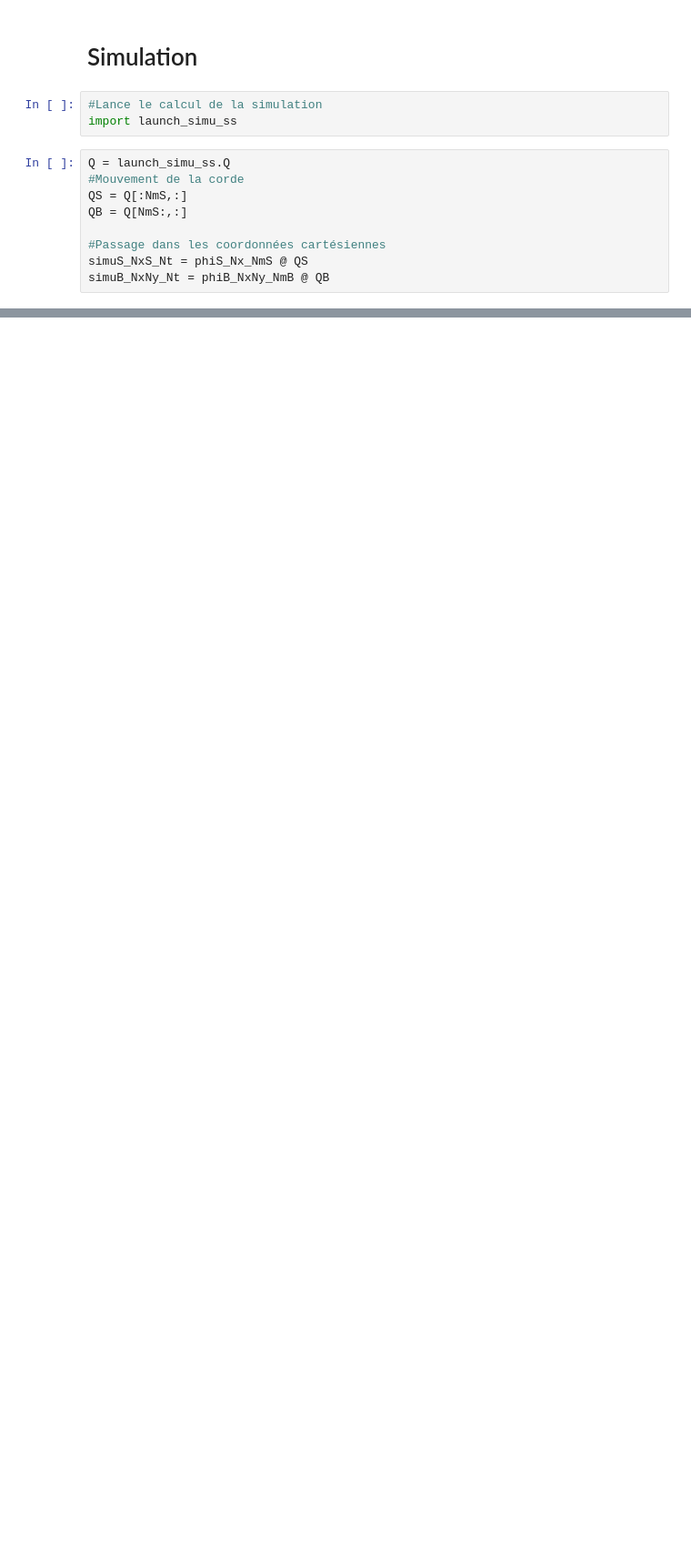
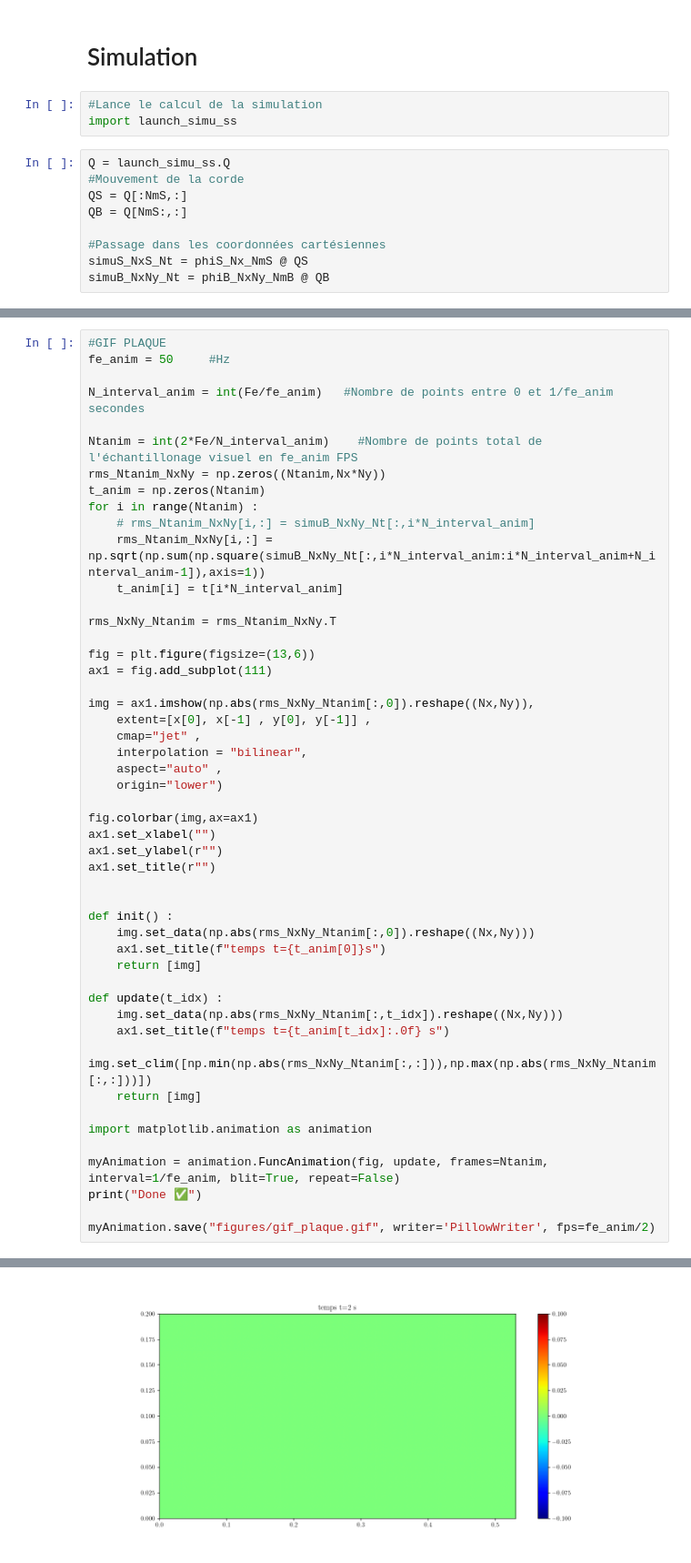
Before and after one commit to peladeaucome/ATIAM-PAM-AnalyseInstruments, a Jupyter notebook: Guitar_model/vico_modphy/visu.ipynb, the cells around one changed output, grey strips where cells are left out. Shown at 91% size. Saved outputs shown, nothing was run; the diff lists cells and outputs as text; blank space fills up the shorter version.

```diff
--- a/Guitar_model/vico_modphy/visu.ipynb
+++ b/Guitar_model/vico_modphy/visu.ipynb
@@ -63,0 +143,50 @@ plt.show()
+# %%
+#GIF PLAQUE
+fe_anim = 50     #Hz
+
+N_interval_anim = int(Fe/fe_anim)   #Nombre de points entre 0 et 1/fe_anim secondes
+
+Ntanim = int(2*Fe/N_interval_anim)    #Nombre de points total de l'échantillonage visuel en fe_anim FPS
+rms_Ntanim_NxNy = np.zeros((Ntanim,Nx*Ny))
+t_anim = np.zeros(Ntanim)
+for i in range(Ntanim) :
+    # rms_Ntanim_NxNy[i,:] = simuB_NxNy_Nt[:,i*N_interval_anim]
+    rms_Ntanim_NxNy[i,:] = np.sqrt(np.sum(np.square(simuB_NxNy_Nt[:,i*N_interval_anim:i*N_interval_anim+N_interval_anim-1]),axis=1))
+    t_anim[i] = t[i*N_interval_anim]
+
+rms_NxNy_Ntanim = rms_Ntanim_NxNy.T
+
+fig = plt.figure(figsize=(13,6))
+ax1 = fig.add_subplot(111)
+
+img = ax1.imshow(np.abs(rms_NxNy_Ntanim[:,0]).reshape((Nx,Ny)),
+    extent=[x[0], x[-1] , y[0], y[-1]] ,
+    cmap="jet" ,
+    interpolation = "bilinear",
+    aspect="auto" ,
+    origin="lower")
+
+fig.colorbar(img,ax=ax1)
+ax1.set_xlabel("")
+ax1.set_ylabel(r"")
+ax1.set_title(r"")
+
+
+def init() :
+    img.set_data(np.abs(rms_NxNy_Ntanim[:,0]).reshape((Nx,Ny)))
+    ax1.set_title(f"temps t={t_anim[0]}s")
+    return [img]
+
+def update(t_idx) :
+    img.set_data(np.abs(rms_NxNy_Ntanim[:,t_idx]).reshape((Nx,Ny)))
+    ax1.set_title(f"temps t={t_anim[t_idx]:.0f} s")
+    img.set_clim([np.min(np.abs(rms_NxNy_Ntanim[:,:])),np.max(np.abs(rms_NxNy_Ntanim[:,:]))])
+    return [img]
+
+import matplotlib.animation as animation
+
+myAnimation = animation.FuncAnimation(fig, update, frames=Ntanim, interval=1/fe_anim, blit=True, repeat=False)
+print("Done ✅")
+
+myAnimation.save("figures/gif_plaque.gif", writer='PillowWriter', fps=fe_anim/2)
+# %% [output]
@@ -63,0 +195 @@ plt.show()
+[figure, added]
```
Also changed, not shown: parts of 8 cells of this notebook, 6 other files.
